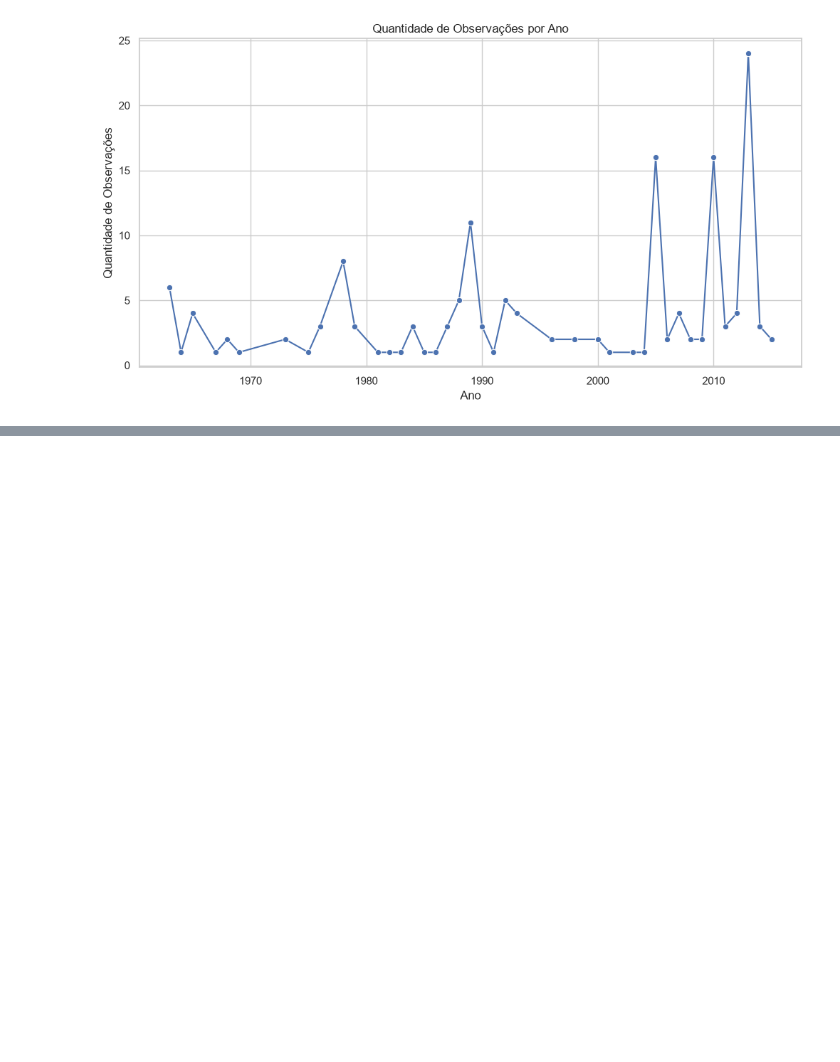
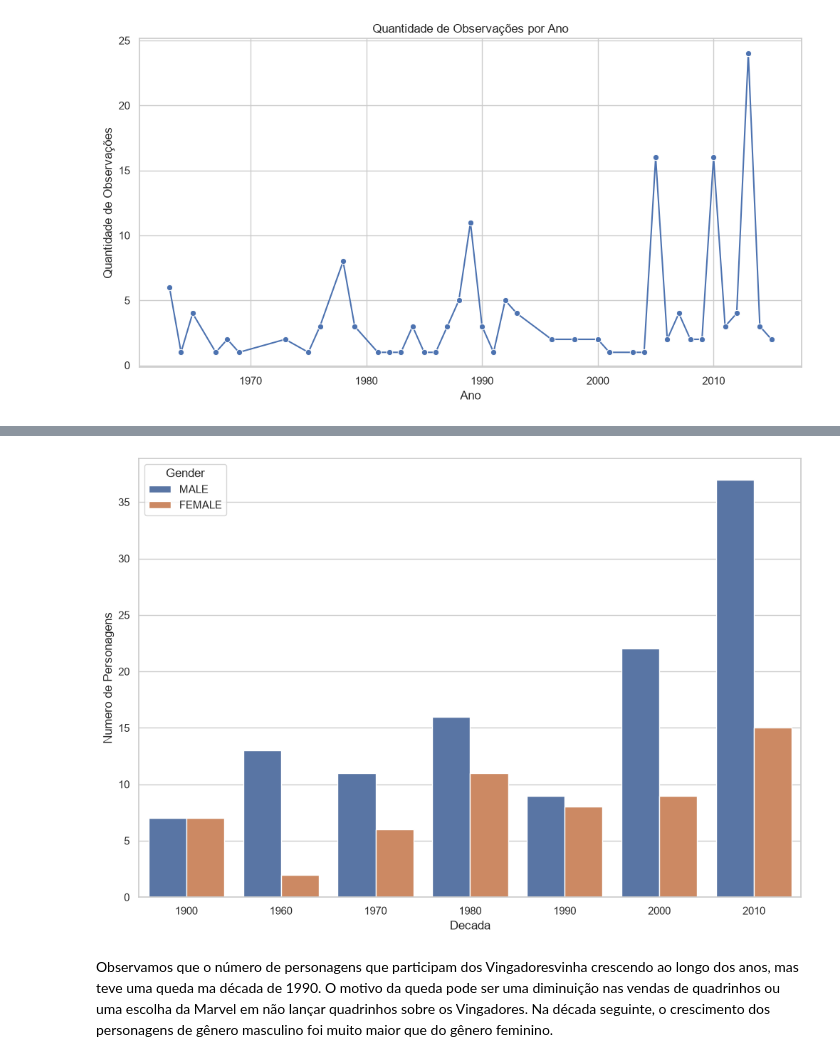
Before and after one commit to hccruz/Projeto_Avengres, a Jupyter notebook: src/main.ipynb, the cells around one changed output, grey strips where cells are left out. Drawn from its saved outputs; the diff is of its cells as text; code cells hidden in the pictures; blank space fills up the shorter version.

```diff
--- a/src/main.ipynb
+++ b/src/main.ipynb
@@ -289,0 +292,3 @@ plt.show()
+# %%
+df['Decada'] = (df['Year'] // 10) * 10
+df.head()
@@ -289,0 +302,8 @@ plt.show()
+# %%
+contagem = (
+    df.groupby(['Decada', 'Gender'])
+    .size()
+    .reset_index(name='Numero de Personagens')
+)
+
+contagem
@@ -289,0 +326,10 @@ plt.show()
+# %%
+plt.figure(figsize=(12,8))
+
+sns.barplot(data=contagem, x='Decada', y='Numero de Personagens', hue='Gender', hue_order=['MALE', 'FEMALE'])
+
+plt.show()
+# %% [output]
+[figure, added]
+# %% [markdown]
+Observamos que o número de personagens que participam dos Vingadoresvinha crescendo ao longo dos anos, mas teve uma queda ma década de 1990. O motivo da queda pode ser uma diminuição nas vendas de quadrinhos ou uma escolha da Marvel em não lançar quadrinhos sobre os Vingadores. Na década seguinte, o crescimento dos personagens de gênero masculino foi muito maior que do gênero feminino.
```
Also changed, not shown: parts of 3 cells of this notebook.
